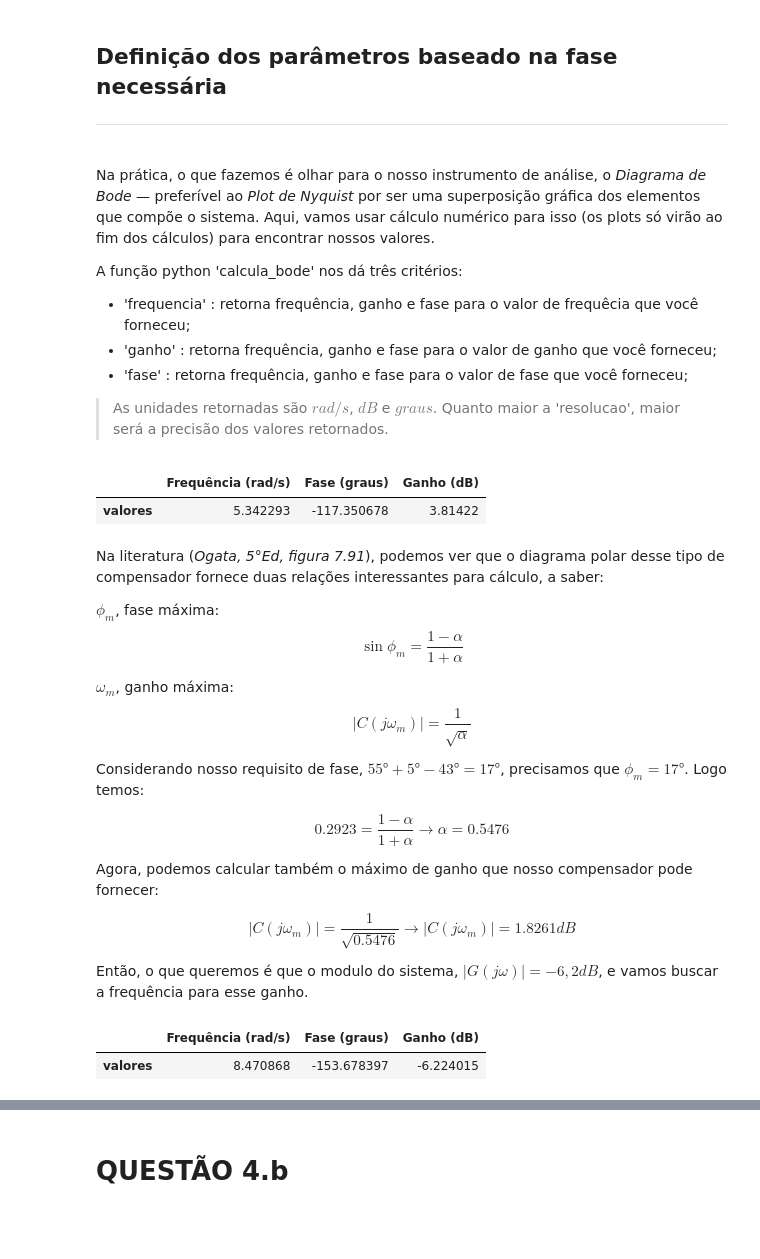
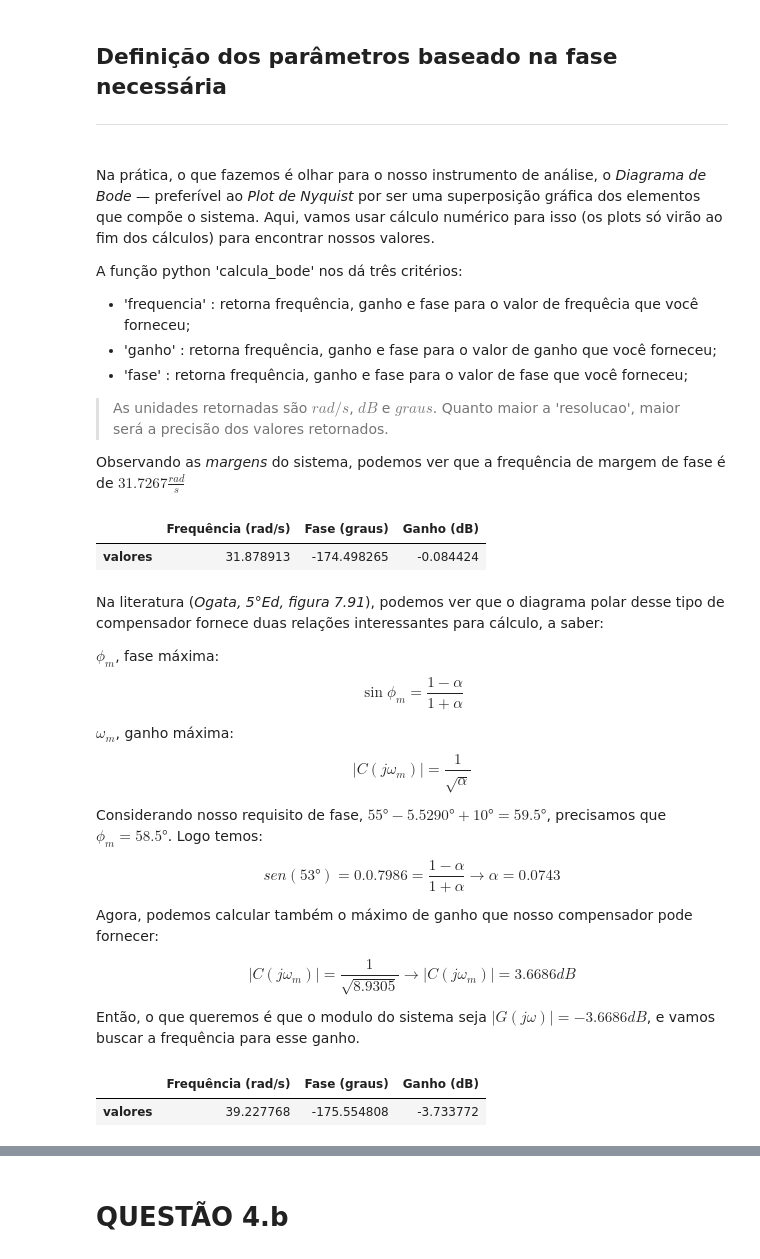
Before and after one commit to Batchuka/EoC-controle-automatico-IFES, a Jupyter notebook: RASCUNHO/P3.ipynb, the cells around one changed output, grey strips where cells are left out. Cells and saved outputs as stored; diff of their text form; code cells hidden in the pictures; blank space fills up the shorter version.

```diff
--- a/RASCUNHO/P3.ipynb
+++ b/RASCUNHO/P3.ipynb
@@ -621,0 +223,2 @@ Com isso, temos o ganho do nosso compensador.
+# %%
+KcG = obter_sistema(zeta=0.3346, wn=4.4971, k=1.3885*35.2899)
@@ -631,11 +247,13 @@ A função python 'calcula_bode' nos dá três critérios:
 - 'fase' : retorna frequência, ganho e fase para o valor de fase que você forneceu;
 
 >  As unidades retornadas são $rad/s$, $dB$ e $graus$. Quanto maior a 'resolucao', maior será a precisão dos valores retornados.
+
+Observando as *margens* do sistema, podemos ver que a frequência de margem de fase é de $\boxed{31.7267 \frac{rad}{s}}$
 # %%
-calcular_bode(sistema_sc, criterio="fase", valor=-117, resolucao=1000)
+obter_valor_bode(KcG['scipy'], criterio="ganho", valor=0, resolucao=1000)
 # %% [output]
 |  | Frequência (rad/s) | Fase (graus) | Ganho (dB) |
-| valores | 5.342293 | -117.350678 | 3.81422 |
+| valores | 31.878913 | -174.498265 | -0.084424 |
 # %% [markdown]
 Na literatura (*Ogata, 5°Ed, figura 7.91*), podemos ver que o diagrama polar desse tipo de compensador fornece duas relações interessantes para cálculo, a saber:
 
@@ -645,18 +263,18 @@ $$ \sin{\phi_m} = \frac{1-\alpha}{1+\alpha} $$
 $\omega_m$, ganho máxima:
 $$ |C(j\omega_m)| = \frac{1}{\sqrt{\alpha}} $$
 
-Considerando nosso requisito de fase, $55°+5°-43°=17°$, precisamos que $\phi_m=17°$. Logo temos:
+Considerando nosso requisito de fase, $55° -5.5290°+10°=59.5°$, precisamos que $\phi_m=58.5°$. Logo temos:
 
-$$ 0.2923 = \frac{1-\alpha}{1+\alpha} → \boxed{\alpha = 0.5476} $$
+$$ sen (53°) = 0.0.7986 = \frac{1-\alpha}{1+\alpha} → \boxed{\alpha = 0.0743} $$
 
 Agora, podemos calcular também o máximo de ganho que nosso compensador pode fornecer:
 
-$$ |C(j\omega_m)| = \frac{1}{\sqrt{0.5476}} →  \boxed{|C(j\omega_m)| = 1.8261 dB}$$
+$$ |C(j\omega_m)| = \frac{1}{\sqrt{8.9305}} →  \boxed{|C(j\omega_m)| = 3.6686 dB}$$
 
-Então, o que queremos é que o modulo do sistema, $|G(j\omega)| = -6,2 dB$, e vamos buscar a frequência para esse ganho.
+Então, o que queremos é que o modulo do sistema seja $|G(j\omega)| = -3.6686 dB$, e vamos buscar a frequência para esse ganho.
 # %%
-calcular_bode(sistema_sc, criterio='ganho', valor=-6.2, resolucao=1000)
+obter_valor_bode(KcG['scipy'], criterio='ganho', valor=-3.6686, resolucao=1000)
 # %% [output]
 |  | Frequência (rad/s) | Fase (graus) | Ganho (dB) |
-| valores | 8.470868 | -153.678397 | -6.224015 |
+| valores | 39.227768 | -175.554808 | -3.733772 |
 # %% [markdown]
```
Also changed, not shown: parts of 119 cells of this notebook, 2 other files.
